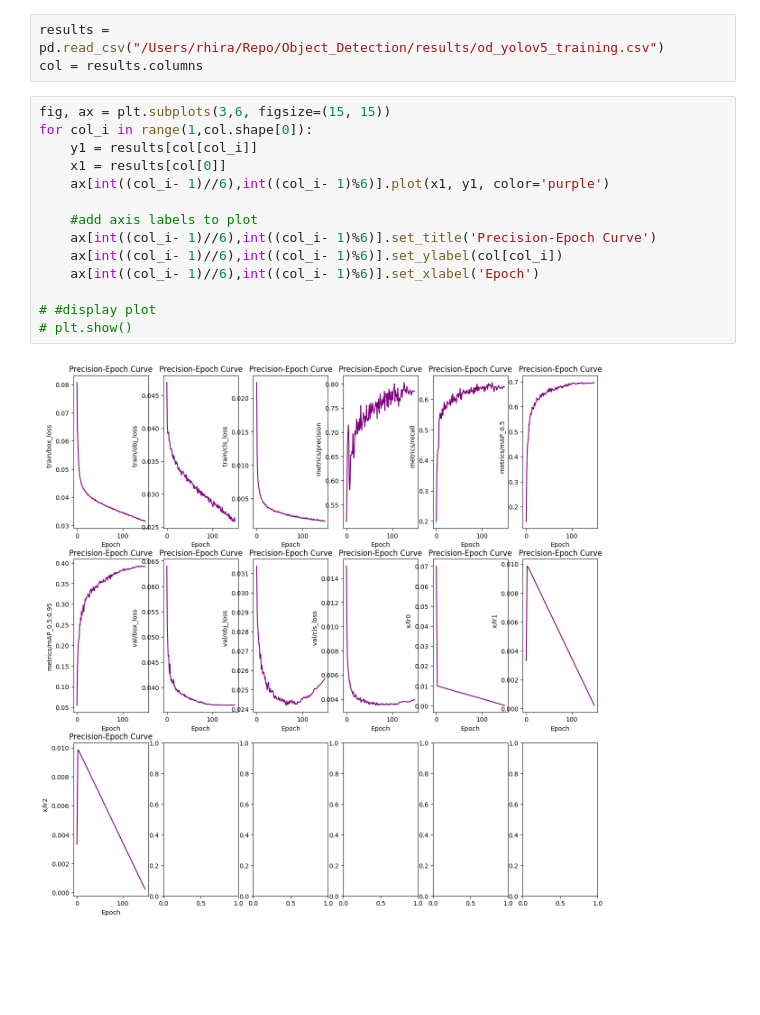
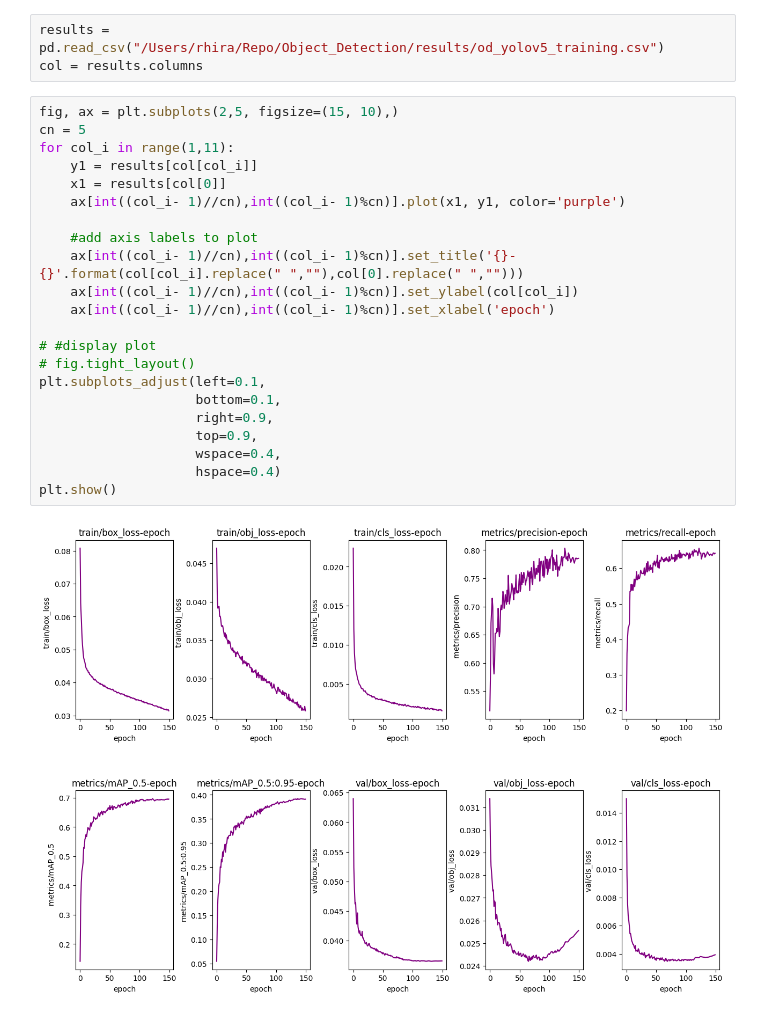
Before and after one commit to rhiray1996/Object_Detection, a Jupyter notebook: scripts/od_yolov5_result.ipynb, the cells around one changed output. Saved outputs shown, nothing was run; the diff lists cells and outputs as text; blank space fills up the shorter version.

```diff
--- a/scripts/od_yolov5_result.ipynb
+++ b/scripts/od_yolov5_result.ipynb
@@ -17,18 +24,26 @@ True Negative (TN): TN is every part of the image where we did not predict an ob
 results = pd.read_csv("/Users/rhira/Repo/Object_Detection/results/od_yolov5_training.csv")
 col = results.columns
 # %%
-fig, ax = plt.subplots(3,6, figsize=(15, 15))
-for col_i in range(1,col.shape[0]):
+fig, ax = plt.subplots(2,5, figsize=(15, 10),)
+cn = 5
+for col_i in range(1,11):
     y1 = results[col[col_i]]
     x1 = results[col[0]]
-    ax[int((col_i- 1)//6),int((col_i- 1)%6)].plot(x1, y1, color='purple')
+    ax[int((col_i- 1)//cn),int((col_i- 1)%cn)].plot(x1, y1, color='purple')
 
     #add axis labels to plot
-    ax[int((col_i- 1)//6),int((col_i- 1)%6)].set_title('Precision-Epoch Curve')
-    ax[int((col_i- 1)//6),int((col_i- 1)%6)].set_ylabel(col[col_i])
-    ax[int((col_i- 1)//6),int((col_i- 1)%6)].set_xlabel('Epoch')
+    ax[int((col_i- 1)//cn),int((col_i- 1)%cn)].set_title('{}-{}'.format(col[col_i].replace(" ",""),col[0].replace(" ","")))
+    ax[int((col_i- 1)//cn),int((col_i- 1)%cn)].set_ylabel(col[col_i])
+    ax[int((col_i- 1)//cn),int((col_i- 1)%cn)].set_xlabel('epoch')
 
 # #display plot
-# plt.show()
+# fig.tight_layout()
+plt.subplots_adjust(left=0.1,
+                    bottom=0.1,
+                    right=0.9,
+                    top=0.9,
+                    wspace=0.4,
+                    hspace=0.4)
+plt.show()
 # %% [output]
-[figure, old version]
+[figure, new version]
```
Also changed, not shown: parts of 1 cell of this notebook.
